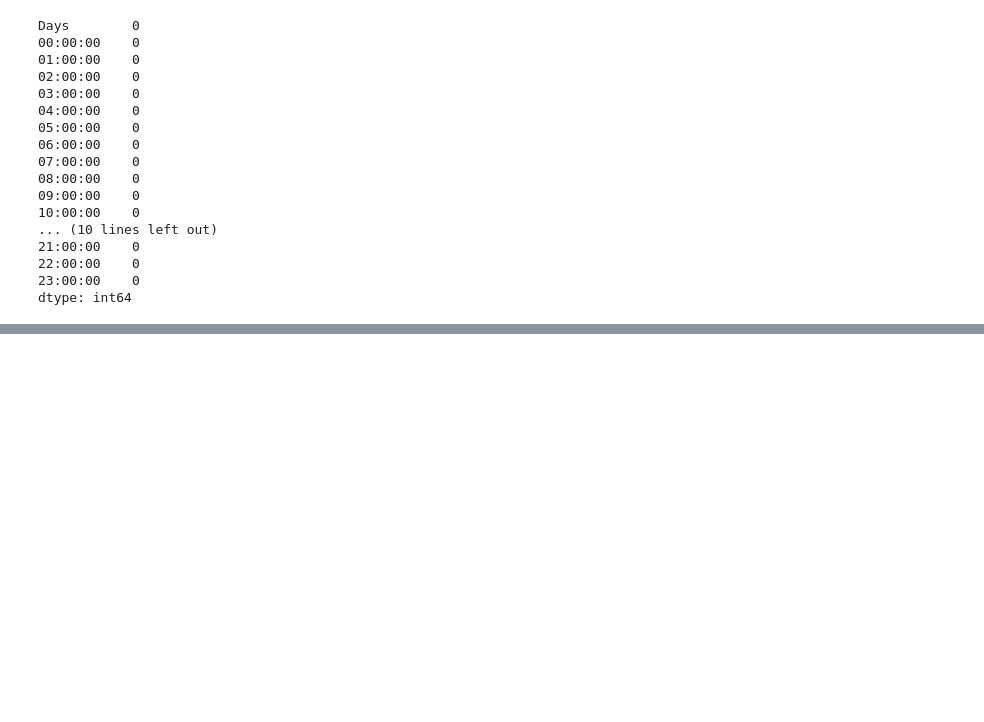
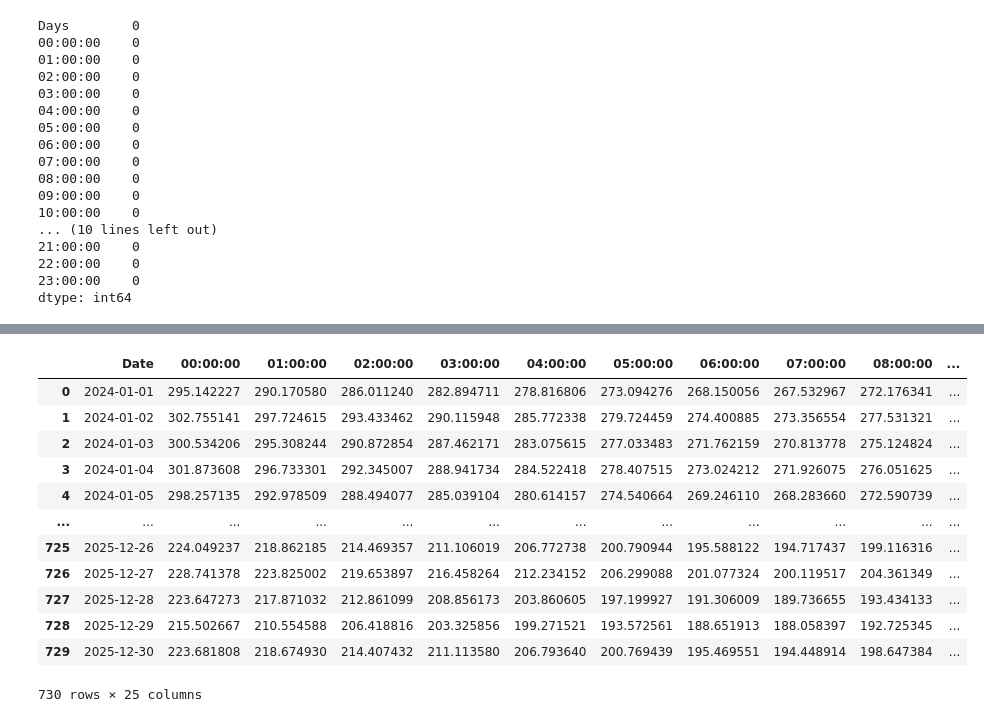
Before and after one commit to XynaxDev/aqi-predictor, a Jupyter notebook: notebooks/data_cleaning.ipynb, the cells around one changed output, grey strips where cells are left out. Saved outputs shown, nothing was run; the diff lists cells and outputs as text; code cells hidden in the pictures; blank space fills up the shorter version.

```diff
--- a/notebooks/data_cleaning.ipynb
+++ b/notebooks/data_cleaning.ipynb
@@ -145,0 +177,16 @@ df.to_csv("../data/processed/cleaned_aqi_sohna_hourly.csv", index=False)
+# %%
+pd.read_csv('../data/processed/cleaned_aqi_sohna_hourly.csv')
+# %% [output]
+|  | Date | 00:00:00 | 01:00:00 | 02:00:00 | 03:00:00 | 04:00:00 | 05:00:00 | 06:00:00 | 07:00:00 | 08:00:00 | ... |
+| 0 | 2024-01-01 | 295.142227 | 290.170580 | 286.011240 | 282.894711 | 278.816806 | 273.094276 | 268.150056 | 267.532967 | 272.176341 | ... |
+| 1 | 2024-01-02 | 302.755141 | 297.724615 | 293.433462 | 290.115948 | 285.772338 | 279.724459 | 274.400885 | 273.356554 | 277.531321 | ... |
+| 2 | 2024-01-03 | 300.534206 | 295.308244 | 290.872854 | 287.462171 | 283.075615 | 277.033483 | 271.762159 | 270.813778 | 275.124824 | ... |
+| 3 | 2024-01-04 | 301.873608 | 296.733301 | 292.345007 | 288.941734 | 284.522418 | 278.407515 | 273.024212 | 271.926075 | 276.051625 | ... |
+| 4 | 2024-01-05 | 298.257135 | 292.978509 | 288.494077 | 285.039104 | 280.614157 | 274.540664 | 269.246110 | 268.283660 | 272.590739 | ... |
+| ... | ... | ... | ... | ... | ... | ... | ... | ... | ... | ... | ... |
+| 725 | 2025-12-26 | 224.049237 | 218.862185 | 214.469357 | 211.106019 | 206.772738 | 200.790944 | 195.588122 | 194.717437 | 199.116316 | ... |
+| 726 | 2025-12-27 | 228.741378 | 223.825002 | 219.653897 | 216.458264 | 212.234152 | 206.299088 | 201.077324 | 200.119517 | 204.361349 | ... |
+| 727 | 2025-12-28 | 223.647273 | 217.871032 | 212.861099 | 208.856173 | 203.860605 | 197.199927 | 191.306009 | 189.736655 | 193.434133 | ... |
+| 728 | 2025-12-29 | 215.502667 | 210.554588 | 206.418816 | 203.325856 | 199.271521 | 193.572561 | 188.651913 | 188.058397 | 192.725345 | ... |
+| 729 | 2025-12-30 | 223.681808 | 218.674930 | 214.407432 | 211.113580 | 206.793640 | 200.769439 | 195.469551 | 194.448914 | 198.647384 | ... |
+730 rows × 25 columns
```
Also changed, not shown: parts of 8 cells of this notebook, 6 other files.
